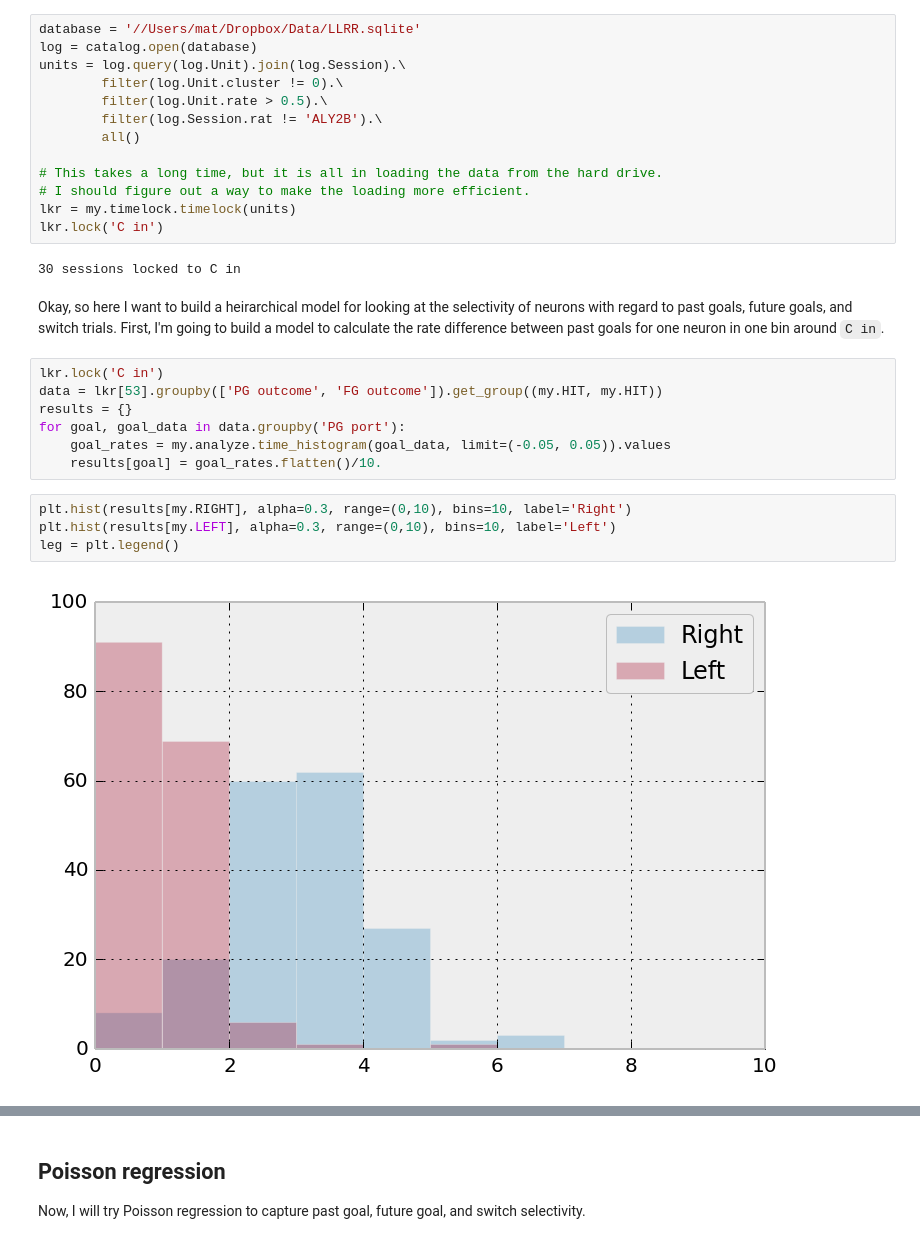
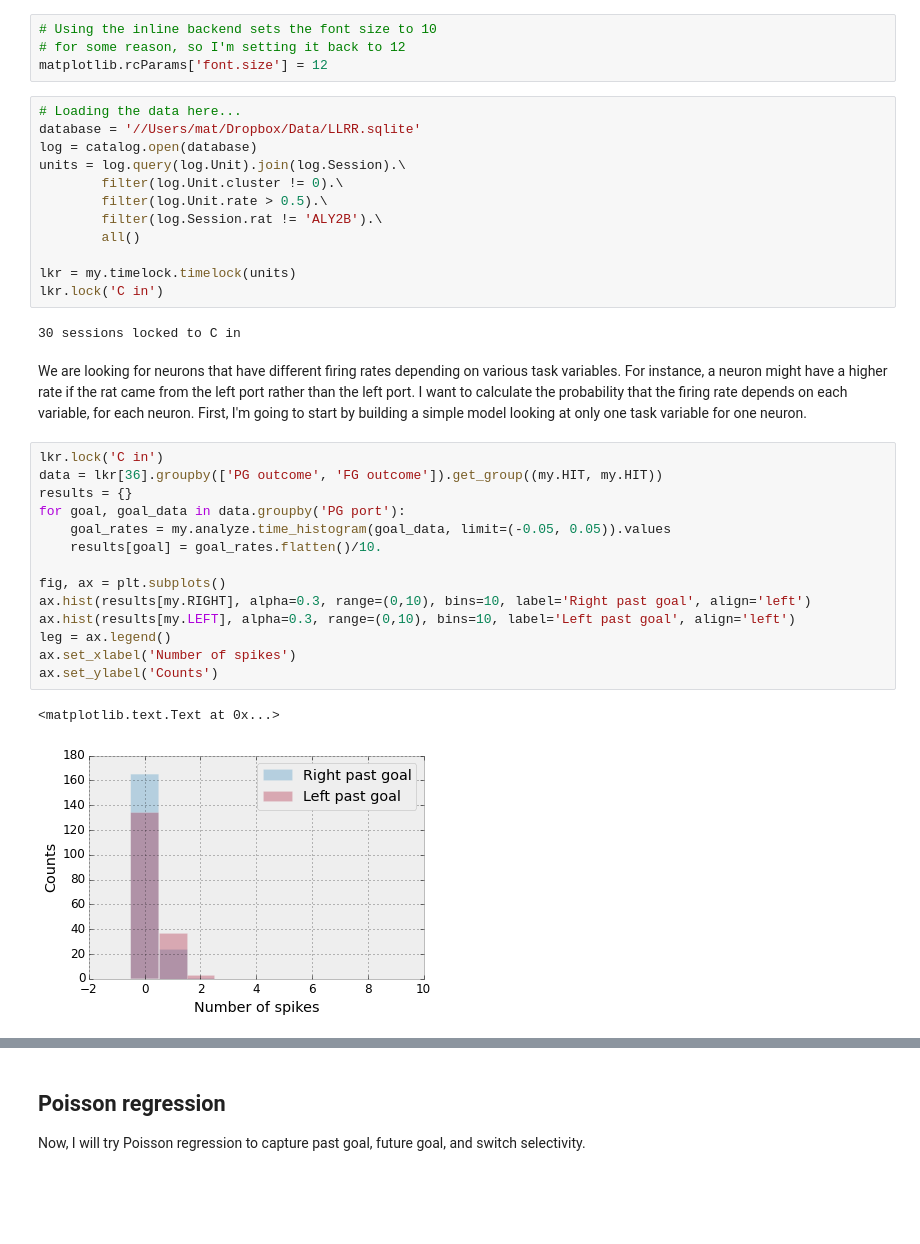
Before and after one commit to mcleonard/wm_paper, a Jupyter notebook: Goal selectivity.ipynb, the cells around one changed output, grey strips where cells are left out. Drawn from its saved outputs; the diff is of its cells as text; blank space fills up the shorter version.

```diff
--- a/Goal selectivity.ipynb
+++ b/Goal selectivity.ipynb
@@ -14,7 +14,12 @@ import scipy as sp
 
 import memory as my
 from spikesort import catalog
+# %%
+# Using the inline backend sets the font size to 10
+# for some reason, so I'm setting it back to 12
+matplotlib.rcParams['font.size'] = 12
 # %%
+# Loading the data here...
 database = '//Users/mat/Dropbox/Data/LLRR.sqlite'
 log = catalog.open(database)
 units = log.query(log.Unit).join(log.Session).\
@@ -23,24 +28,26 @@ units = log.query(log.Unit).join(log.Session).\
         filter(log.Session.rat != 'ALY2B').\
         all()
 
-# This takes a long time, but it is all in loading the data from the hard drive.
-# I should figure out a way to make the loading more efficient.
 lkr = my.timelock.timelock(units)
 lkr.lock('C in')
 # %% [output]
 30 sessions locked to C in
-# %% [markdown]
-Okay, so here I want to build a heirarchical model for looking at the selectivity of neurons with regard to past goals, future goals, and switch trials. First, I'm going to build a model to calculate the rate difference between past goals for one neuron in one bin around `C in`.
+# %% [markdown]
+We are looking for neurons that have different firing rates depending on various task variables. For instance, a neuron might have a higher rate if the rat came from the left port rather than the left port. I want to calculate the probability that the firing rate depends on each variable, for each neuron. First, I'm going to start by building a simple model looking at only one task variable for one neuron.
 # %%
 lkr.lock('C in')
-data = lkr[53].groupby(['PG outcome', 'FG outcome']).get_group((my.HIT, my.HIT))
+data = lkr[36].groupby(['PG outcome', 'FG outcome']).get_group((my.HIT, my.HIT))
 results = {}
 for goal, goal_data in data.groupby('PG port'):
     goal_rates = my.analyze.time_histogram(goal_data, limit=(-0.05, 0.05)).values
     results[goal] = goal_rates.flatten()/10.
+
+fig, ax = plt.subplots()
+ax.hist(results[my.RIGHT], alpha=0.3, range=(0,10), bins=10, label='Right past goal', align='left')
+ax.hist(results[my.LEFT], alpha=0.3, range=(0,10), bins=10, label='Left past goal', align='left')
+leg = ax.legend()
+ax.set_xlabel('Number of spikes')
+ax.set_ylabel('Counts')
+# %% [output]
+<matplotlib.text.Text at 0x...>
+[figure, added]
-# %%
-plt.hist(results[my.RIGHT], alpha=0.3, range=(0,10), bins=10, label='Right')
-plt.hist(results[my.LEFT], alpha=0.3, range=(0,10), bins=10, label='Left')
-leg = plt.legend()
-# %% [output]
-[figure, removed]
```
Also changed, not shown: parts of 64 cells of this notebook.
